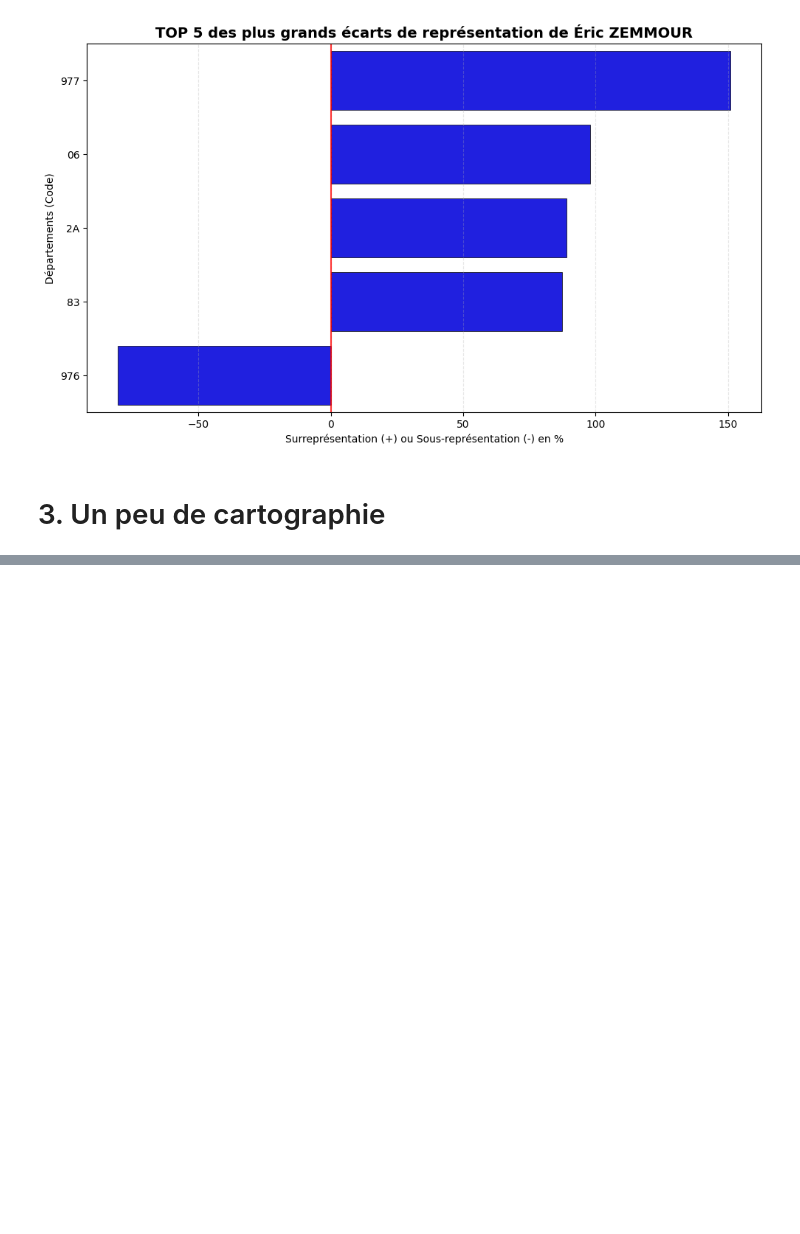
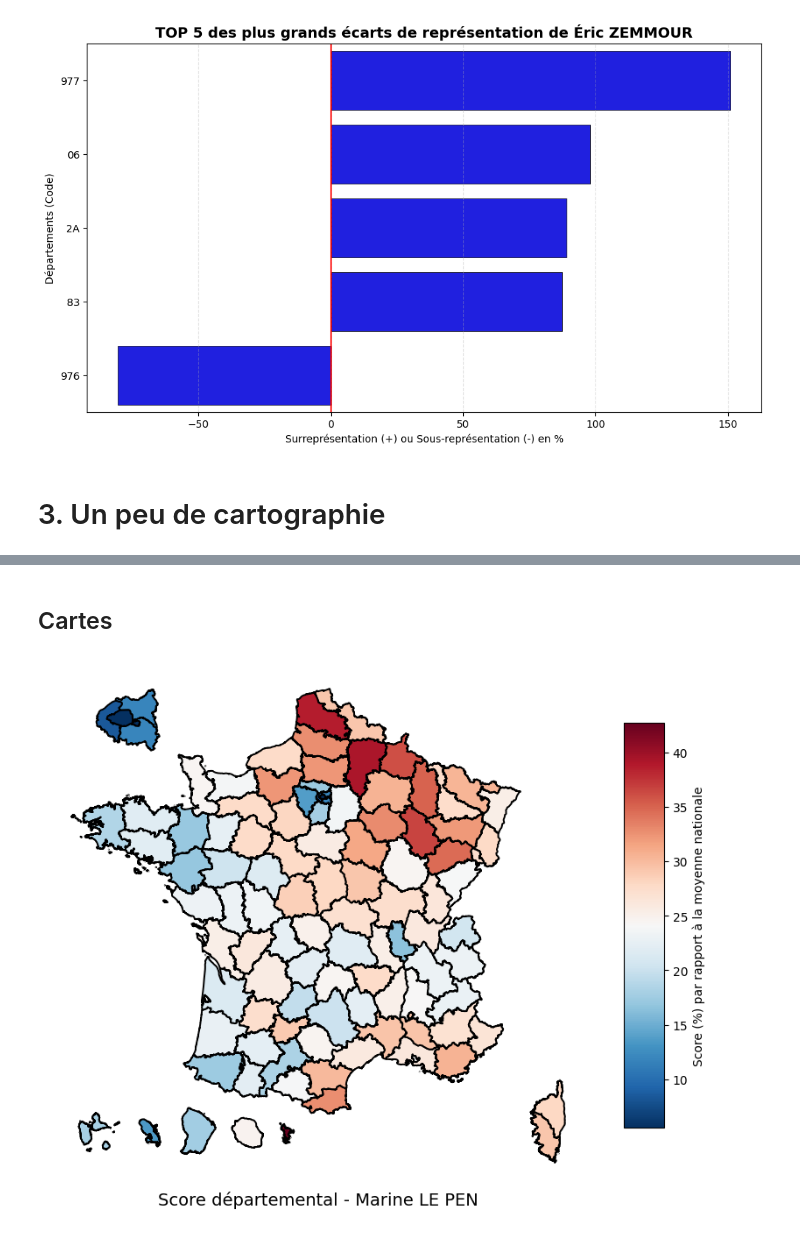
Before and after one commit to aristidinahfaifa-afk/G4B_Inter, a Jupyter notebook: Partie1et2.ipynb, the cells around one changed output, grey strips where cells are left out. Drawn from its saved outputs; the diff is of its cells as text; code cells hidden in the pictures; blank space fills up the shorter version.

```diff
--- a/Partie1et2.ipynb
+++ b/Partie1et2.ipynb
@@ -545,0 +566,13 @@ plot_top_surrepresentations(data=score_departements, candidat='Éric ZEMMOUR', n
+# %%
+departement_borders = carti_download(
+    values=["France"],
+    crs=4326,
+    borders="DEPARTEMENT",
+    vectorfile_format="geojson",
+    simplification=50,
+    filter_by="FRANCE_ENTIERE_DROM_RAPPROCHES",
+    source="EXPRESS-COG-CARTO-TERRITOIRE",
+    year=2022
+)
+
+departement_borders.head()
@@ -545,0 +586,4 @@ plot_top_surrepresentations(data=score_departements, candidat='Éric ZEMMOUR', n
+# %%
+score_departements = votes_departementaux.copy()
+
+score_departements.head()
@@ -545,0 +597,7 @@ plot_top_surrepresentations(data=score_departements, candidat='Éric ZEMMOUR', n
+# %% [markdown]
+## Cartes
+# %%
+## Carte pour Marine LE PEN
+carte_par_candidat(score_departements, departement_borders, "Marine LE PEN",epais_lim=1.4,long_legend= 10)
+# %% [output]
+[figure, added]
```
Also changed, not shown: parts of 7 cells of this notebook, 2 other files.
